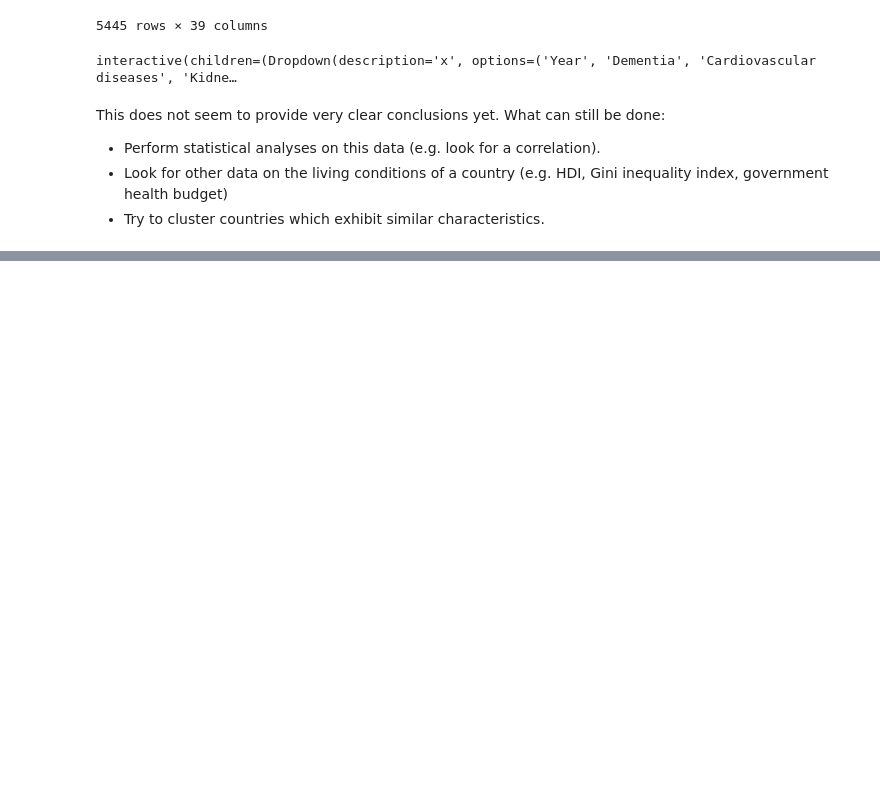
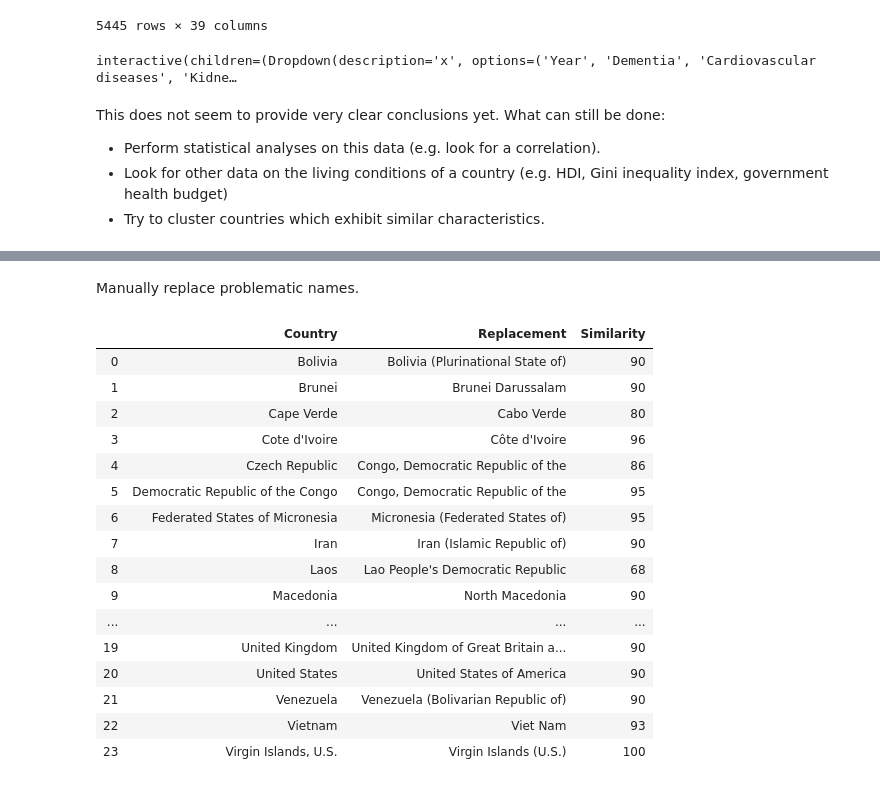
Before and after one commit to itsyaboii1337/Data_Science_Alliance, a Jupyter notebook: HEC_stuff.ipynb, the cells around one changed output, grey strips where cells are left out. Cells and saved outputs as stored; diff of their text form; code cells hidden in the pictures; blank space fills up the shorter version.

```diff
--- a/HEC_stuff.ipynb
+++ b/HEC_stuff.ipynb
@@ -618,0 +752,25 @@ This does not seem to provide very clear conclusions yet. What can still be done
+# %% [markdown]
+Manually replace problematic names.
+# %%
+pairDf=pairDf.replace("United States Minor Outlying Islands", 'United States of America')
+index=pairDf.index[pairDf['Country']=="South Korea"]
+pairDf.loc[index, "Replacement"]='Korea, Republic of'
+pairDf
+# %% [output]
+|  | Country | Replacement | Similarity |
+| 0 | Bolivia | Bolivia (Plurinational State of) | 90 |
+| 1 | Brunei | Brunei Darussalam | 90 |
+| 2 | Cape Verde | Cabo Verde | 80 |
+| 3 | Cote d'Ivoire | Côte d'Ivoire | 96 |
+| 4 | Czech Republic | Congo, Democratic Republic of the | 86 |
+| 5 | Democratic Republic of the Congo | Congo, Democratic Republic of the | 95 |
+| 6 | Federated States of Micronesia | Micronesia (Federated States of) | 95 |
+| 7 | Iran | Iran (Islamic Republic of) | 90 |
+| 8 | Laos | Lao People's Democratic Republic | 68 |
+| 9 | Macedonia | North Macedonia | 90 |
+| ... | ... | ... | ... |
+| 19 | United Kingdom | United Kingdom of Great Britain a... | 90 |
+| 20 | United States | United States of America | 90 |
+| 21 | Venezuela | Venezuela (Bolivarian Republic of) | 90 |
+| 22 | Vietnam | Viet Nam | 93 |
+| 23 | Virgin Islands, U.S. | Virgin Islands (U.S.) | 100 |
```
Also changed, not shown: parts of 11 cells of this notebook.
